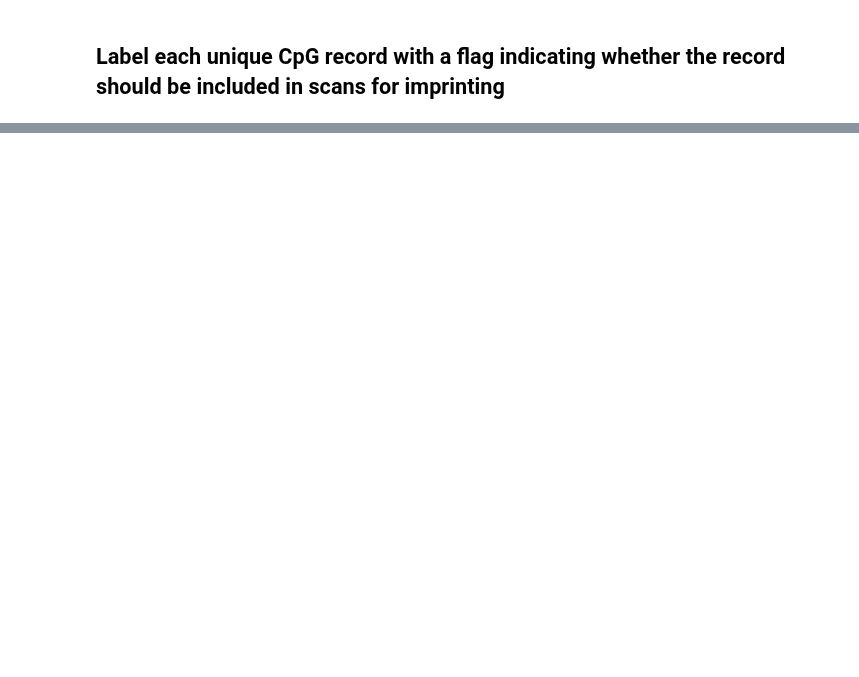
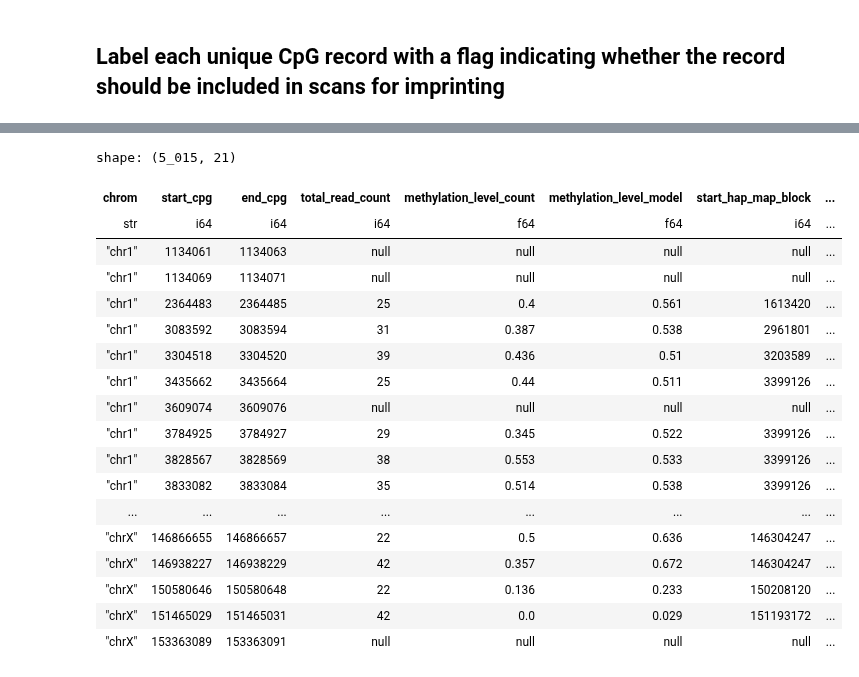
Before and after one commit to quinlan-lab/tapestry, a Jupyter notebook: src/expand_to_all_cpgs.200081.ipynb, the cells around one changed output, grey strips where cells are left out. Drawn from its saved outputs; the diff is of its cells as text; code cells hidden in the pictures; blank space fills up the shorter version.

```diff
--- a/src/expand_to_all_cpgs.200081.ipynb
+++ b/src/expand_to_all_cpgs.200081.ipynb
@@ -712,0 +756,23 @@ shape: (10_053, 27)
+# %%
+# CGs that overlap 2 SNVs, the second of which is het, indeed have zero methylation on one haplotype, and are flagged for exclusion in imprinting scans:
+DF_METH_FOUNDER_PHASED_ALL_CPGS_WITH_IMPRINTING_FLAG.filter(pl.col("genotypes").str.contains(",het"))
+# %% [output]
+shape: (5_015, 21)
+| chrom | start_cpg | end_cpg | total_read_count | methylation_level_count | methylation_level_model | start_hap_map_block | ... |
+| str | i64 | i64 | i64 | f64 | f64 | i64 | ... |
+| "chr1" | 1134061 | 1134063 | null | null | null | null | ... |
+| "chr1" | 1134069 | 1134071 | null | null | null | null | ... |
+| "chr1" | 2364483 | 2364485 | 25 | 0.4 | 0.561 | 1613420 | ... |
+| "chr1" | 3083592 | 3083594 | 31 | 0.387 | 0.538 | 2961801 | ... |
+| "chr1" | 3304518 | 3304520 | 39 | 0.436 | 0.51 | 3203589 | ... |
+| "chr1" | 3435662 | 3435664 | 25 | 0.44 | 0.511 | 3399126 | ... |
+| "chr1" | 3609074 | 3609076 | null | null | null | null | ... |
+| "chr1" | 3784925 | 3784927 | 29 | 0.345 | 0.522 | 3399126 | ... |
+| "chr1" | 3828567 | 3828569 | 38 | 0.553 | 0.533 | 3399126 | ... |
+| "chr1" | 3833082 | 3833084 | 35 | 0.514 | 0.538 | 3399126 | ... |
+| ... | ... | ... | ... | ... | ... | ... | ... |
+| "chrX" | 146866655 | 146866657 | 22 | 0.5 | 0.636 | 146304247 | ... |
+| "chrX" | 146938227 | 146938229 | 42 | 0.357 | 0.672 | 146304247 | ... |
+| "chrX" | 150580646 | 150580648 | 22 | 0.136 | 0.233 | 150208120 | ... |
+| "chrX" | 151465029 | 151465031 | 42 | 0.0 | 0.029 | 151193172 | ... |
+| "chrX" | 153363089 | 153363091 | null | null | null | null | ... |
```
Also changed, not shown: parts of 6 cells of this notebook.
